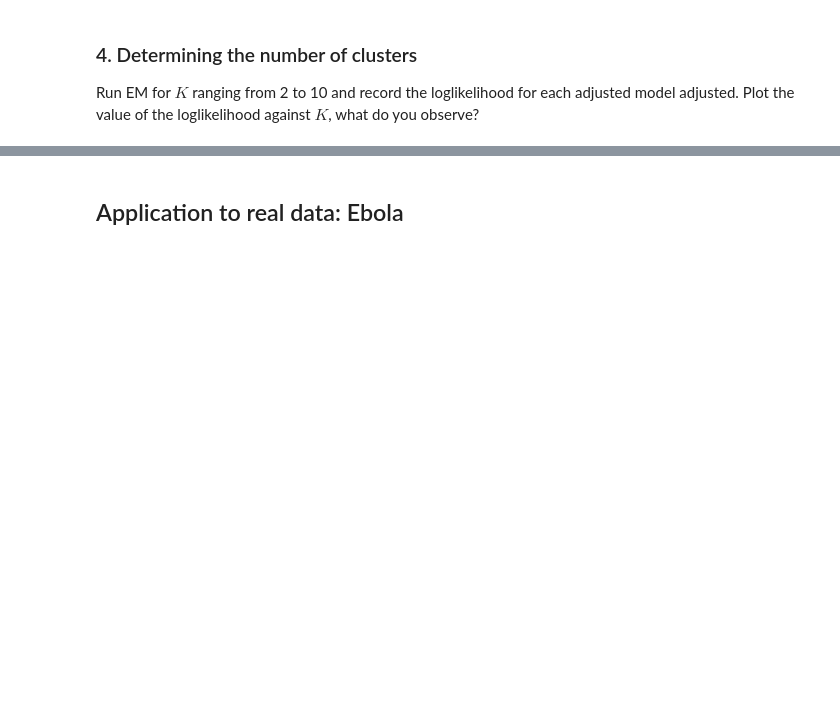
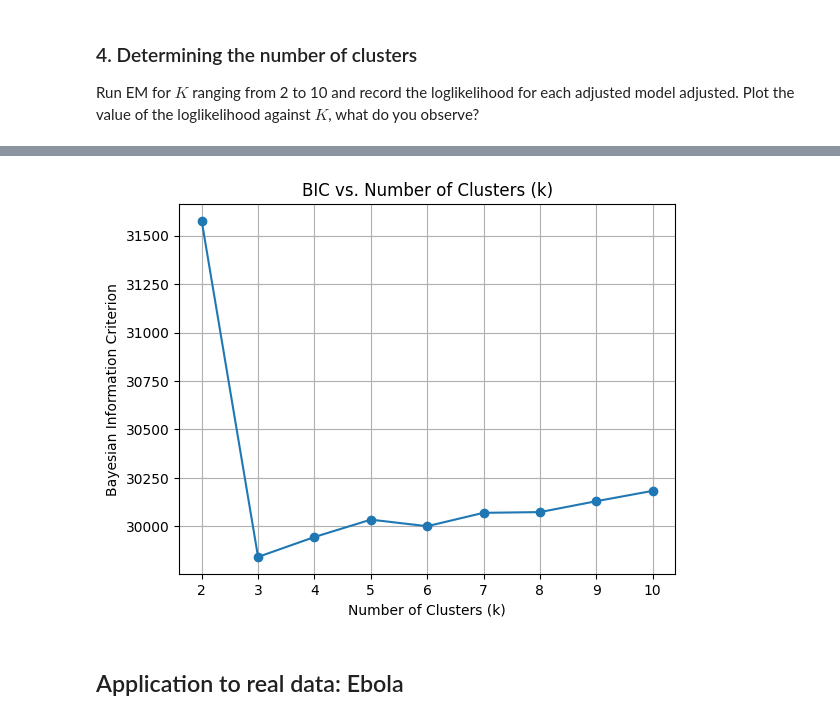
Before and after one commit to Thoribus/APML, a Jupyter notebook: Project 3 - Genome Clustering/Project Mixture model.ipynb, the cells around one changed output, grey strips where cells are left out. Drawn from its saved outputs; the diff is of its cells as text; code cells hidden in the pictures; blank space fills up the shorter version.

```diff
--- a/Project 3 - Genome Clustering/Project Mixture model.ipynb
+++ b/Project 3 - Genome Clustering/Project Mixture model.ipynb
@@ -344,3 +362,12 @@ plt.show()
+# %%
+plt.plot(k_range, BIC, marker='o')
+plt.title('BIC vs. Number of Clusters (k)')
+plt.xlabel('Number of Clusters (k)')
+plt.ylabel('Bayesian Information Criterion')
+plt.grid(True)
+plt.show()
+# %% [output]
+[figure, added]
 # %% [markdown]
 ## Application to real data: Ebola
 # %% [markdown]
```
Also changed, not shown: parts of 10 cells of this notebook.
